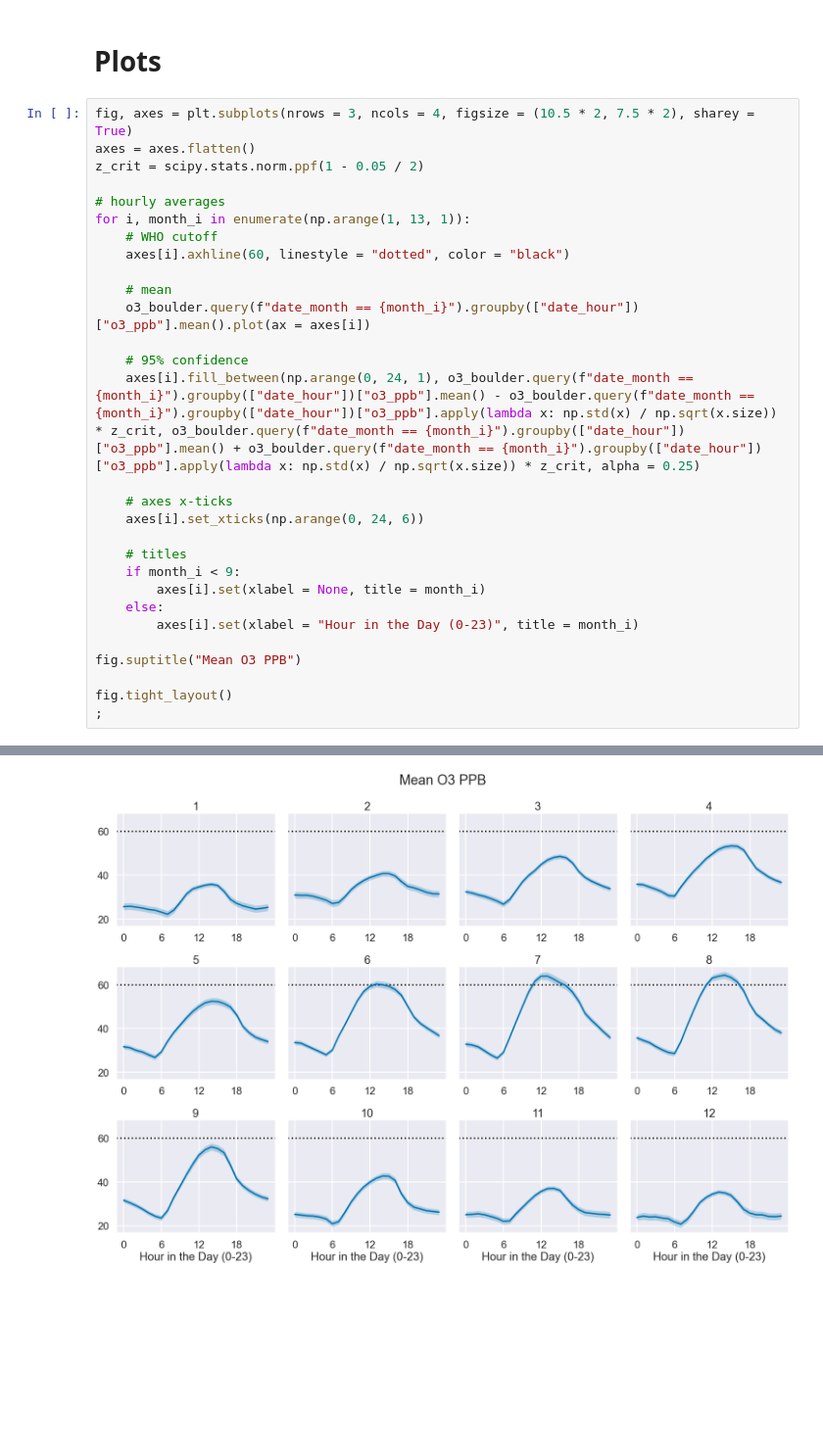
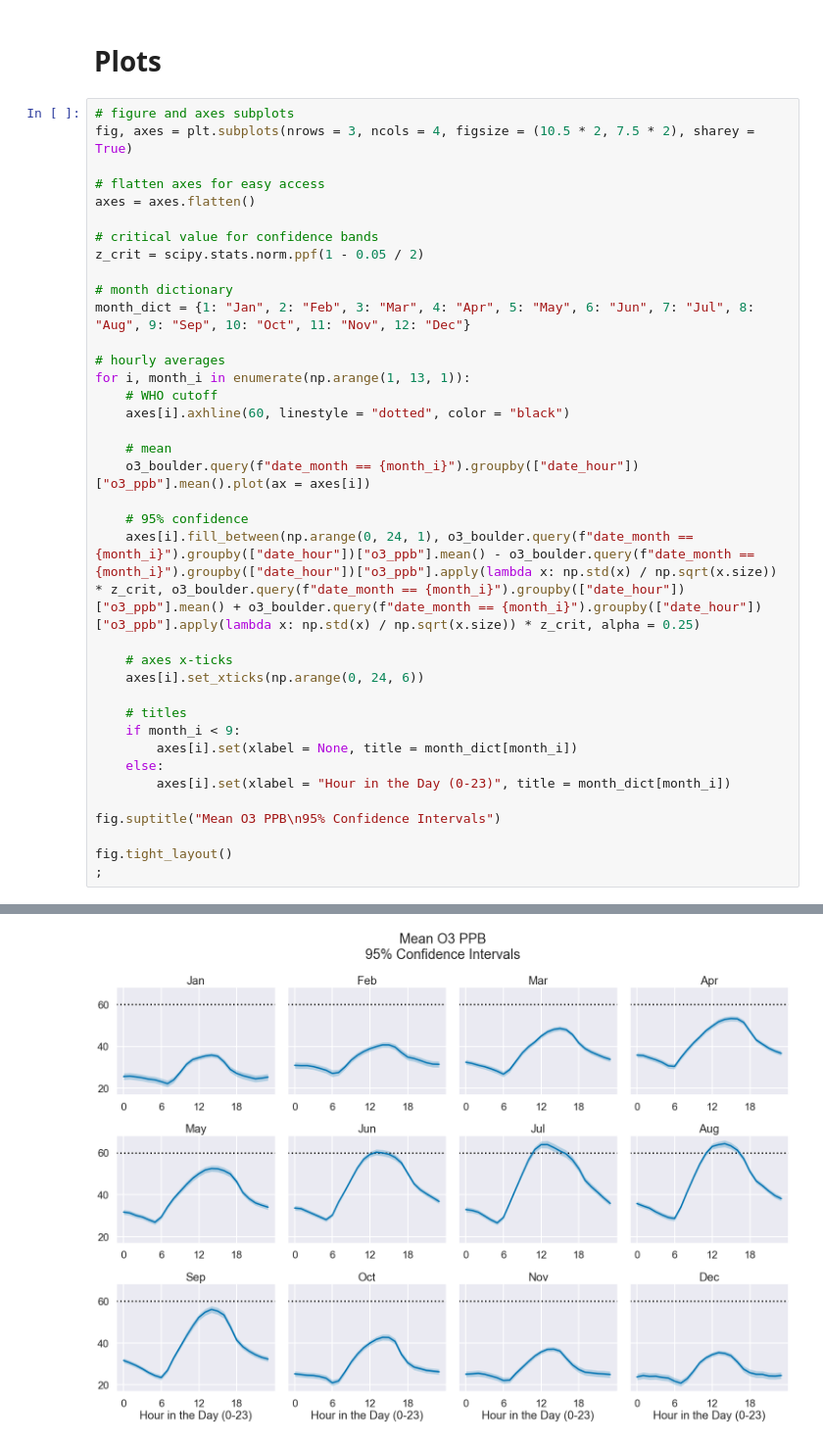
Before and after one commit to nmmichalak/colorado-air, a Jupyter notebook: colorado_air_pollution.ipynb, the cells around one changed output, grey strips where cells are left out. Shown at 98% size. Saved outputs shown, nothing was run; the diff lists cells and outputs as text; blank space fills up the shorter version.

```diff
--- a/colorado_air_pollution.ipynb
+++ b/colorado_air_pollution.ipynb
@@ -139,37 +139,45 @@ o3_boulder
 # %% [markdown]
 # Plots
 # %%
+# figure and axes subplots
 fig, axes = plt.subplots(nrows = 3, ncols = 4, figsize = (10.5 * 2, 7.5 * 2), sharey = True)
+
+# flatten axes for easy access
 axes = axes.flatten()
+
+# critical value for confidence bands
 z_crit = scipy.stats.norm.ppf(1 - 0.05 / 2)
+
+# month dictionary
+month_dict = {1: "Jan", 2: "Feb", 3: "Mar", 4: "Apr", 5: "May", 6: "Jun", 7: "Jul", 8: "Aug", 9: "Sep", 10: "Oct", 11: "Nov", 12: "Dec"}
 
 # hourly averages
 for i, month_i in enumerate(np.arange(1, 13, 1)):
     # WHO cutoff
     axes[i].axhline(60, linestyle = "dotted", color = "black")
 
     # mean
     o3_boulder.query(f"date_month == {month_i}").groupby(["date_hour"])["o3_ppb"].mean().plot(ax = axes[i])
 
     # 95% confidence
     axes[i].fill_between(np.arange(0, 24, 1), o3_boulder.query(f"date_month == {month_i}").groupby(["date_hour"])["o3_ppb"].mean() - o3_boulder.query(f"date_month == {month_i}").groupby(["date_hour"])["o3_ppb"].apply(lambda x: np.std(x) / np.sqrt(x.size)) * z_crit, o3_boulder.query(f"date_month == {month_i}").groupby(["date_hour"])["o3_ppb"].mean() + o3_boulder.query(f"date_month == {month_i}").groupby(["date_hour"])["o3_ppb"].apply(lambda x: np.std(x) / np.sqrt(x.size)) * z_crit, alpha = 0.25)
 
     # axes x-ticks
     axes[i].set_xticks(np.arange(0, 24, 6))
 
     # titles
     if month_i < 9:
-        axes[i].set(xlabel = None, title = month_i)
+        axes[i].set(xlabel = None, title = month_dict[month_i])
     else:
-        axes[i].set(xlabel = "Hour in the Day (0-23)", title = month_i)
+        axes[i].set(xlabel = "Hour in the Day (0-23)", title = month_dict[month_i])
 
-fig.suptitle("Mean O3 PPB")
+fig.suptitle("Mean O3 PPB\n95% Confidence Intervals")
 
 fig.tight_layout()
 ;
 # %% [output]
 ''
-[figure, old version]
+[figure, new version]
 # %%
 # figure and axes
 fig, axes = plt.subplots(nrows = 2, ncols = 4, figsize = (10.5 * 2, 7.5 * 2), sharex = False, sharey = True)
```
Also changed, not shown: parts of 1 cell of this notebook.
